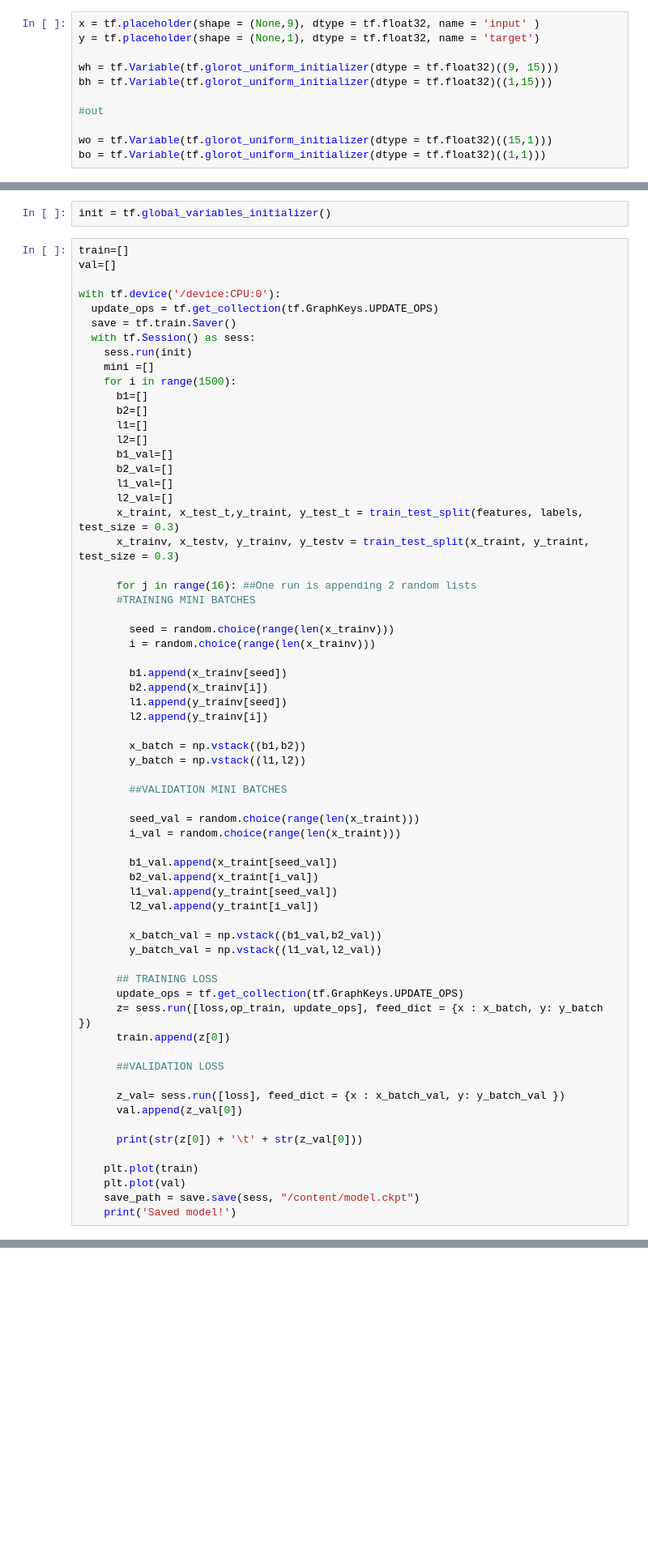
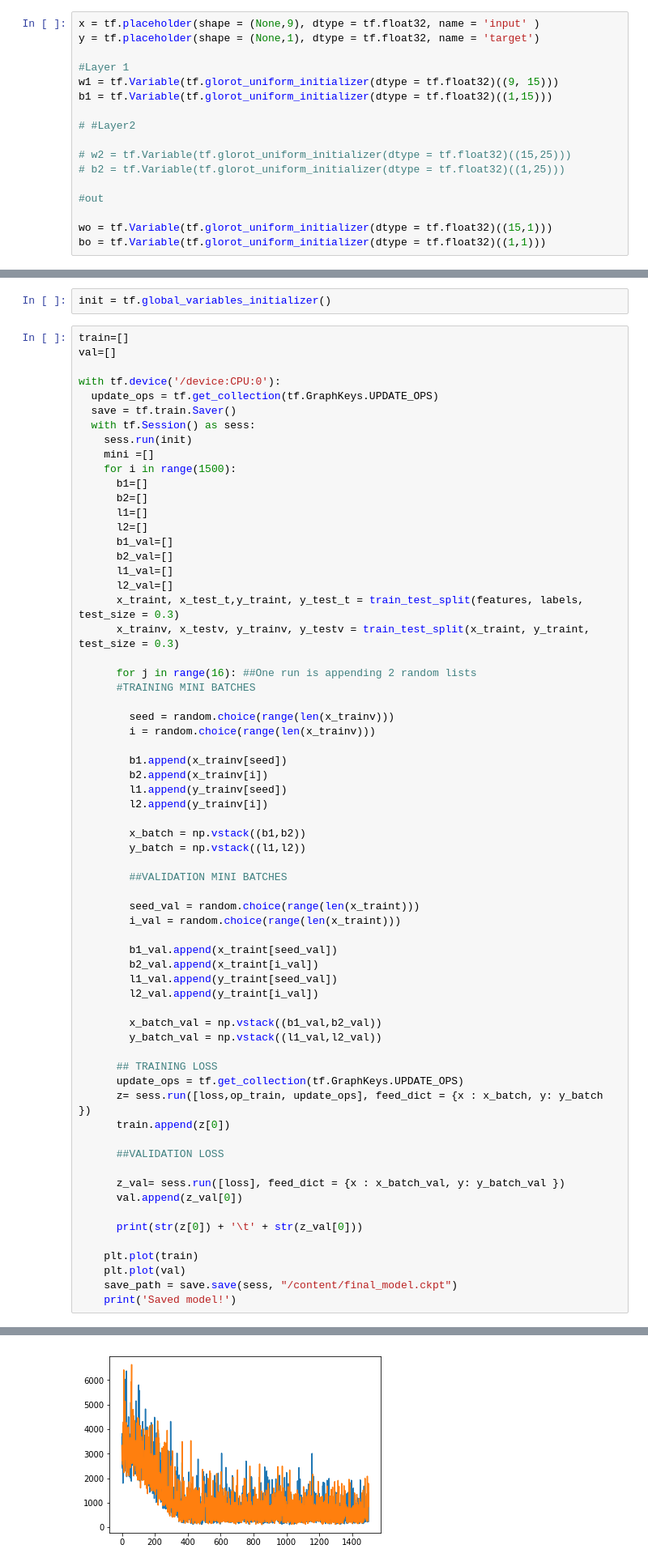
Before and after one commit to harshitadd/VisionAir, a Jupyter notebook: Modeltf.ipynb, the cells around one changed output, grey strips where cells are left out. Shown at 81% size. Drawn from its saved outputs; the diff is of its cells as text; blank space fills up the shorter version.

Commit message:
NN - With only 1 layer

```diff
--- a/Modeltf.ipynb
+++ b/Modeltf.ipynb
@@ -193,8 +139,14 @@ print(np.shape(labels))
 x = tf.placeholder(shape = (None,9), dtype = tf.float32, name = 'input' )
 y = tf.placeholder(shape = (None,1), dtype = tf.float32, name = 'target')
 
-wh = tf.Variable(tf.glorot_uniform_initializer(dtype = tf.float32)((9, 15)))
-bh = tf.Variable(tf.glorot_uniform_initializer(dtype = tf.float32)((1,15)))
+#Layer 1
+w1 = tf.Variable(tf.glorot_uniform_initializer(dtype = tf.float32)((9, 15)))
+b1 = tf.Variable(tf.glorot_uniform_initializer(dtype = tf.float32)((1,15)))
+
+# #Layer2
+
+# w2 = tf.Variable(tf.glorot_uniform_initializer(dtype = tf.float32)((15,25)))
+# b2 = tf.Variable(tf.glorot_uniform_initializer(dtype = tf.float32)((1,25)))
 
 #out
 
@@ -292,5 +235,6 @@ with tf.device('/device:CPU:0'):
 
     plt.plot(train)
     plt.plot(val)
-    save_path = save.save(sess, "/content/model.ckpt")
+    save_path = save.save(sess, "/content/final_model.ckpt")
     print('Saved model!')
+# %% [output]
@@ -297,2 +258,3 @@ with tf.device('/device:CPU:0'):
+[figure, added]
 # %%
 print(type(tf.get_default_graph().as_graph_def()))
```
Also changed, not shown: parts of 17 cells of this notebook.
